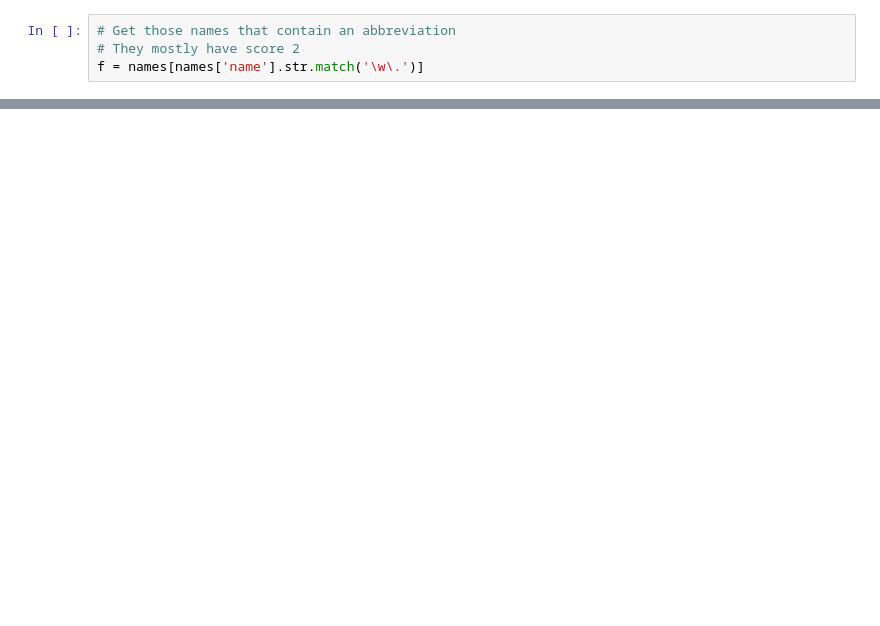
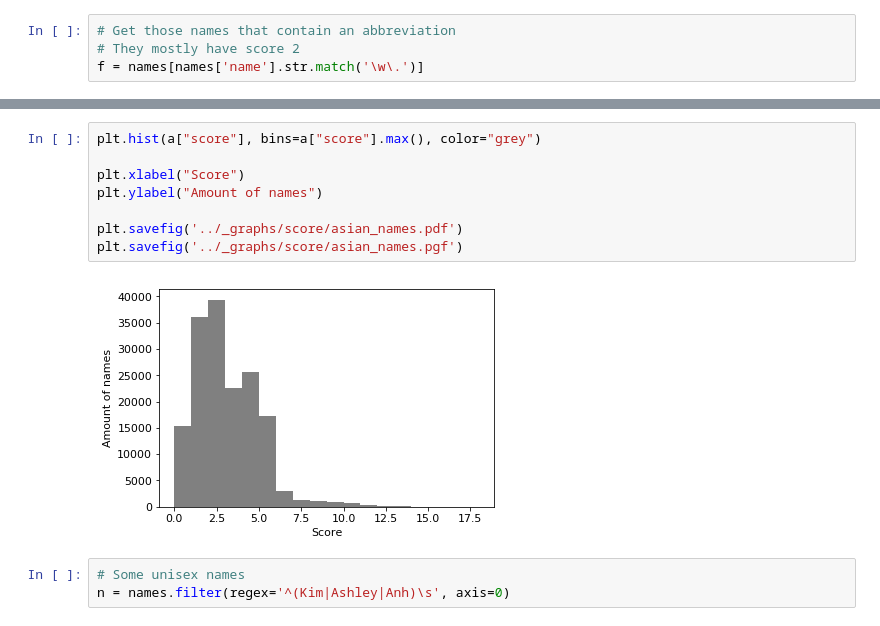
Before and after one commit to LiFaytheGoblin/Gender-Equality-in-CS-Publications, a Jupyter notebook: 01_DataGatheringAndCleaning/04_MinimumReliableScore.ipynb, the cells around one changed output, grey strips where cells are left out. Cells and saved outputs as stored; diff of their text form; blank space fills up the shorter version.

```diff
--- a/01_DataGatheringAndCleaning/04_MinimumReliableScore.ipynb
+++ b/01_DataGatheringAndCleaning/04_MinimumReliableScore.ipynb
@@ -44,0 +165,13 @@ f[f['score']>5]
+# %%
+plt.hist(a["score"], bins=a["score"].max(), color="grey")
+
+plt.xlabel("Score")
+plt.ylabel("Amount of names")
+
+plt.savefig('../_graphs/score/asian_names.pdf')
+plt.savefig('../_graphs/score/asian_names.pgf')
+# %% [output]
+[figure, added]
+# %%
+# Some unisex names
+n = names.filter(regex='^(Kim|Ashley|Anh)\s', axis=0)
```
Also changed, not shown: parts of 20 cells of this notebook.
